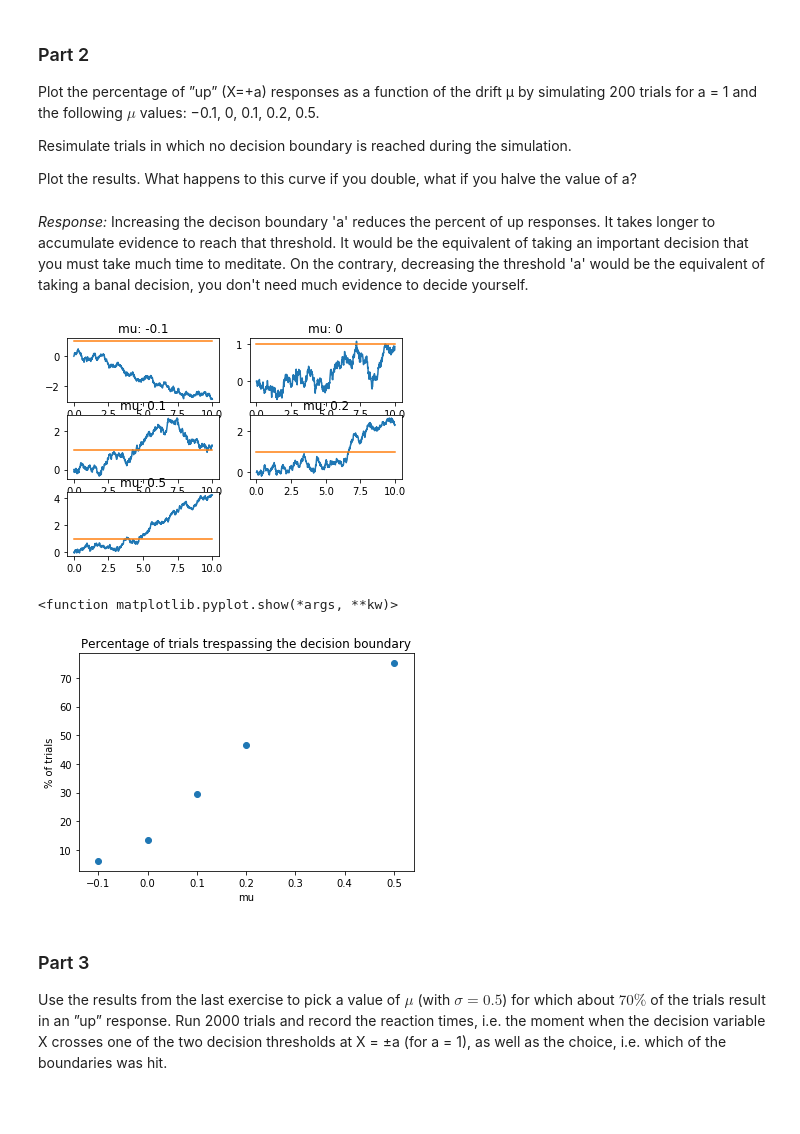
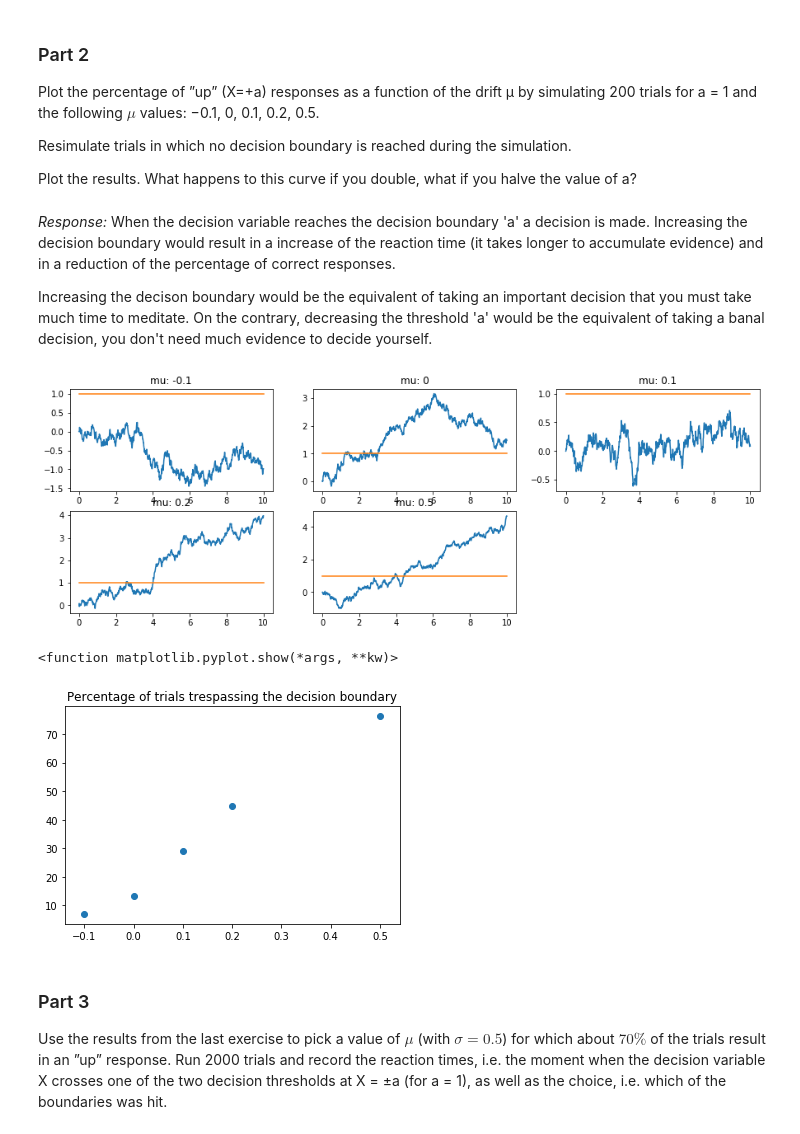
Before and after one commit to mackelab/msne-lsmlsda-2019, a Jupyter notebook: exercises/week1_decision_making/LSMLSDA_ProgrammingExerciseWeek1_DecisionMaking.ipynb, the cells around one changed output. Saved outputs shown, nothing was run; the diff lists cells and outputs as text; code cells hidden in the pictures; blank space fills up the shorter version.

```diff
--- a/exercises/week1_decision_making/LSMLSDA_ProgrammingExerciseWeek1_DecisionMaking.ipynb
+++ b/exercises/week1_decision_making/LSMLSDA_ProgrammingExerciseWeek1_DecisionMaking.ipynb
@@ -106,45 +106,50 @@ Plot the results. What happens to this curve if you double, what if you halve th
 value of a?
 # %% [markdown]
 _Response:_
-Increasing the decison boundary 'a' reduces the percent of up responses. It takes longer to accumulate evidence to reach that threshold. It would be the equivalent of taking an important decision that you must take much time to meditate. On the contrary, decreasing the threshold 'a' would be the equivalent of taking a banal decision, you don't need much evidence to decide yourself.
+When the decision variable reaches the decision boundary 'a' a decision is made. Increasing the decision boundary would result in a increase of the reaction time (it takes longer to accumulate evidence) and in a reduction of the percentage of correct responses.
+
+Increasing the decison boundary would be the equivalent of taking an important decision that you must take much time to meditate. On the contrary, decreasing the threshold 'a' would be the equivalent of taking a banal decision, you don't need much evidence to decide yourself.
 # %%
-# your code
 a=1 # Decision threshold
 n_trials = 200
 
 # Parameters of the model
 sigma = 0.5
 mus = [-0.1, 0, 0.1, 0.2, 0.5]
 x0 = 0
 t = np.linspace(0, 10, 1001)
 
 results = []
 
+fig, axes = plt.subplots(figsize=(15,5))
+# Calculate the percentage of correct responses for each trial
 for idx, mu in enumerate(mus):
     ups = np.zeros(n_trials)
     for i in range(n_trials):
         sol = euler_maruyama(ffun, gfun, x0, t, mu = mu , sigma = sigma)
         up = np.sum(sol>=a)
         ups[i] = (up/len(sol))*100 # Percentage
     res = np.average(ups)
     results.append(res)
-    plt.subplot(3,2,idx+1)
+
+    # Plot an example of threshold and evidence for each value of mu
+    plt.subplot(2,3,idx+1)
     plt.plot(t,sol)
     plt.plot(t,a*np.ones(len(t)))
     plt.title('mu: '+ str(mu))
 
 plt.show()
 
-fig, ax = plt.subplots()
+# Plot the percentage of correct responses as a function of mu
 plt.scatter(mus,results)
 ax.set_xlabel('mu')
 ax.set_ylabel('% of trials')
 plt.title('Percentage of trials trespassing the decision boundary')
 plt.show
 # %% [output]
-[figure, old version]
+[figure, new version]
 <function matplotlib.pyplot.show(*args, **kw)>
-[figure, old version]
+[figure, new version]
 # %% [markdown]
 ### Part 3
 
```
Also changed, not shown: parts of 9 cells of this notebook.
